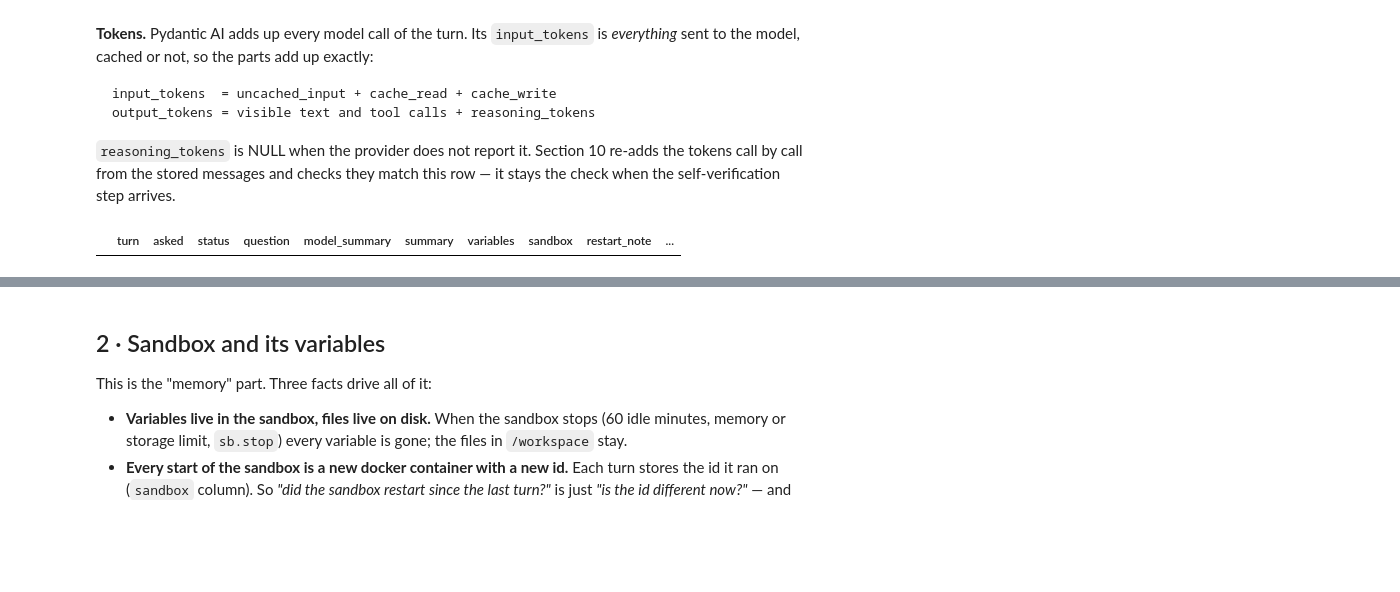
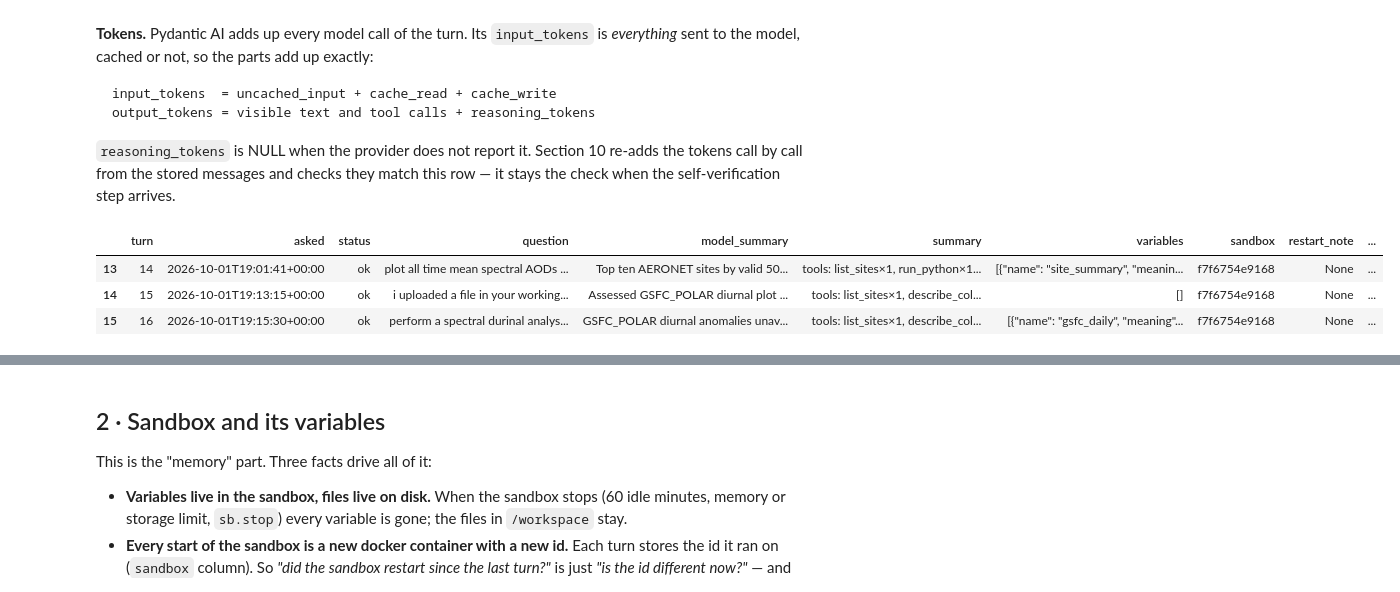
Before and after one commit to AERONETAQ/ai_for_aeronet, a Jupyter notebook: notebooks/09_agent_with_long_conversations.ipynb, the cells around one changed output, grey strips where cells are left out. Drawn from its saved outputs; the diff is of its cells as text; code cells hidden in the pictures; blank space fills up the shorter version.

```diff
--- a/notebooks/09_agent_with_long_conversations.ipynb
+++ b/notebooks/09_agent_with_long_conversations.ipynb
@@ -113,7 +113,7 @@ import pyarrow.parquet as pq
 sys.path.insert(0, "../sandbox")
 import sandbox as sb
 
-CONVERSATION_ID = "conv_013"                              # container name + folder conversation_data/conv_013/
+CONVERSATION_ID = "nasa1"                              # container name + folder conversation_data/conv_013/
 KEEP_TURNS      = 1                                       # finished turns the model sees in full (1 to test the index; normally 5)
 CONV_COST_LIMIT = None                                    # USD for the whole conversation; None = no limit
 DB_FILE         = sb.CONV_DIR / "agent_turns.sqlite"      # notebook 06 keeps its own conversations.sqlite
@@ -233,6 +233,9 @@ def show_turns():
     rows = [{c: t[c] for c in columns} for t in all_turns()]
     return pd.DataFrame(rows, columns=columns)
 # %%
-show_turns()
+show_turns().tail(3)
 # %% [output]
 |  | turn | asked | status | question | model_summary | summary | variables | sandbox | restart_note | ... |
+| 13 | 14 | 2026-10-01T19:01:41+00:00 | ok | plot all time mean spectral AODs ... | Top ten AERONET sites by valid 50... | tools: list_sites×1, run_python×1... | [{"name": "site_summary", "meanin... | f7f6754e9168 | None | ... |
+| 14 | 15 | 2026-10-01T19:13:15+00:00 | ok | i uploaded a file in your working... | Assessed GSFC_POLAR diurnal plot ... | tools: list_sites×1, describe_col... | [] | f7f6754e9168 | None | ... |
+| 15 | 16 | 2026-10-01T19:15:30+00:00 | ok | perform a spectral durinal analys... | GSFC_POLAR diurnal anomalies unav... | tools: list_sites×1, describe_col... | [{"name": "gsfc_daily", "meaning"... | f7f6754e9168 | None | ... |
```
Also changed, not shown: parts of 3 cells of this notebook, 2 other files.
